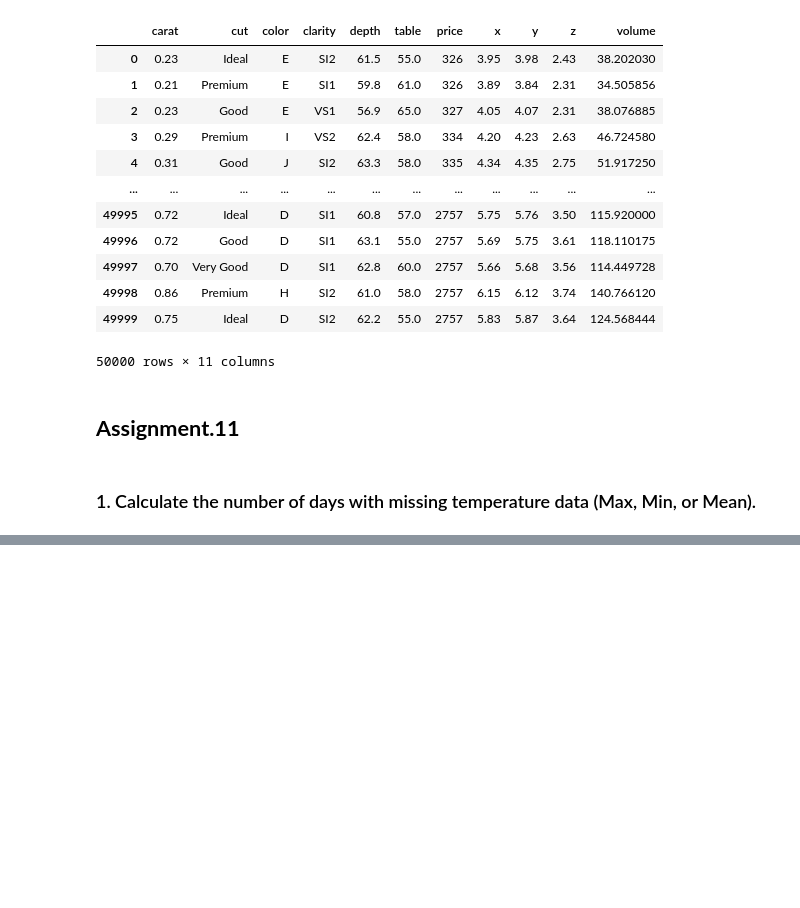
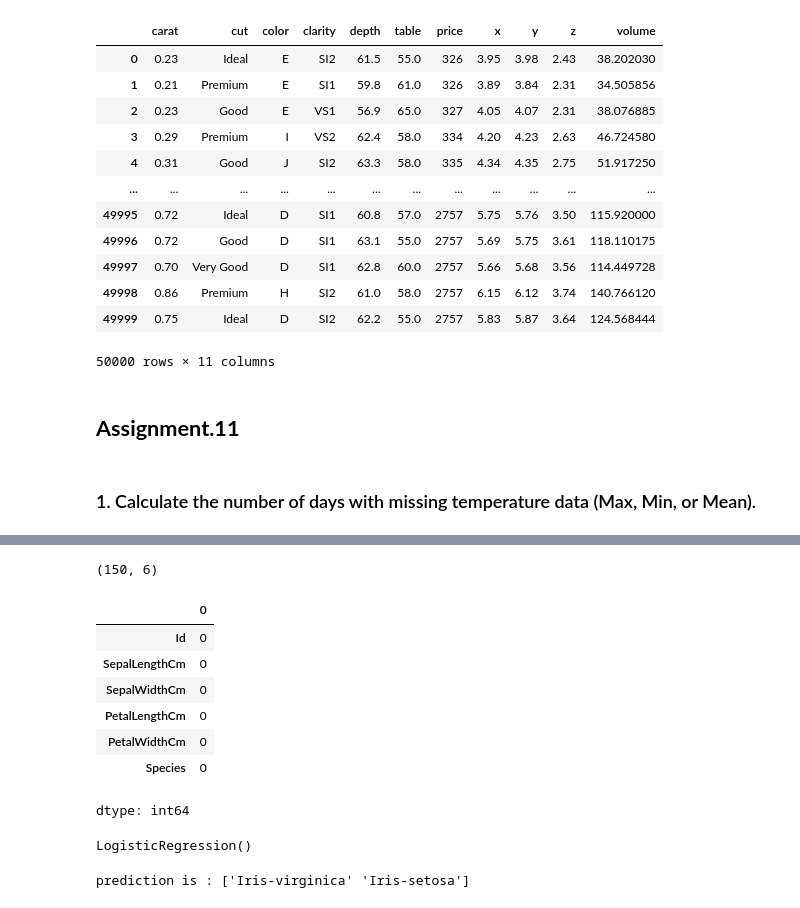
Before and after one commit to Gurpreetkaur977/Gurpreet, a Jupyter notebook: Copy_of_gurpreet.ipynb, the cells around one changed output, grey strips where cells are left out. Drawn from its saved outputs; the diff is of its cells as text; code cells hidden in the pictures; blank space fills up the shorter version.

```diff
--- a/Copy_of_gurpreet.ipynb
+++ b/Copy_of_gurpreet.ipynb
@@ -1365,0 +1462,28 @@ import numpy as np
+# %%
+iris.shape
+# %% [output]
+(150, 6)
+# %%
+iris.isnull().sum()
+# %% [output]
+|  | 0 |
+| Id | 0 |
+| SepalLengthCm | 0 |
+| SepalWidthCm | 0 |
+| PetalLengthCm | 0 |
+| PetalWidthCm | 0 |
+| Species | 0 |
+dtype: int64
+# %%
+model = LogisticRegression()
+X_train = iris[['SepalLengthCm', 'SepalWidthCm', 'PetalLengthCm', 'PetalWidthCm']]
+y_train = iris['Species']
+model.fit(X_train, y_train)
+# %% [output]
+LogisticRegression()
+# %%
+X = pd.DataFrame([[6,3.0,2,5],[6,8,2,4]], columns=X_train.columns)
+result = model.predict(X)
+print("prediction is :",result)
+# %% [output]
+prediction is : ['Iris-virginica' 'Iris-setosa']
```
Also changed, not shown: parts of 21 cells of this notebook.
